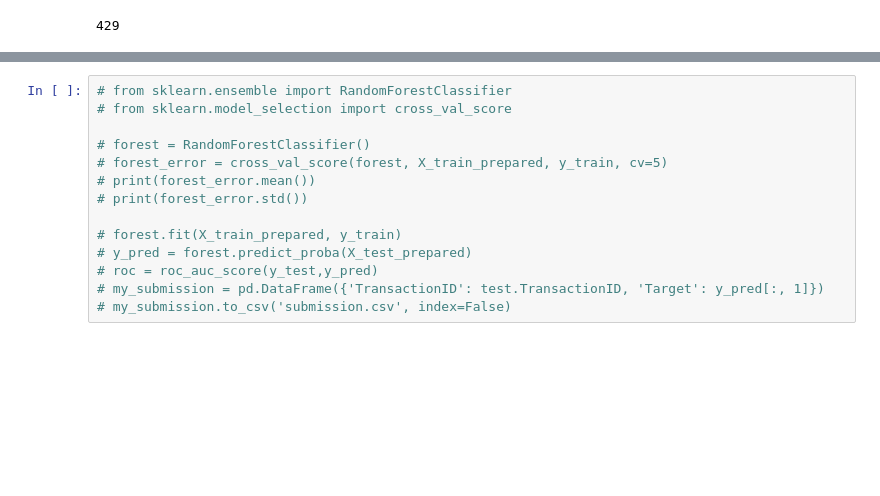
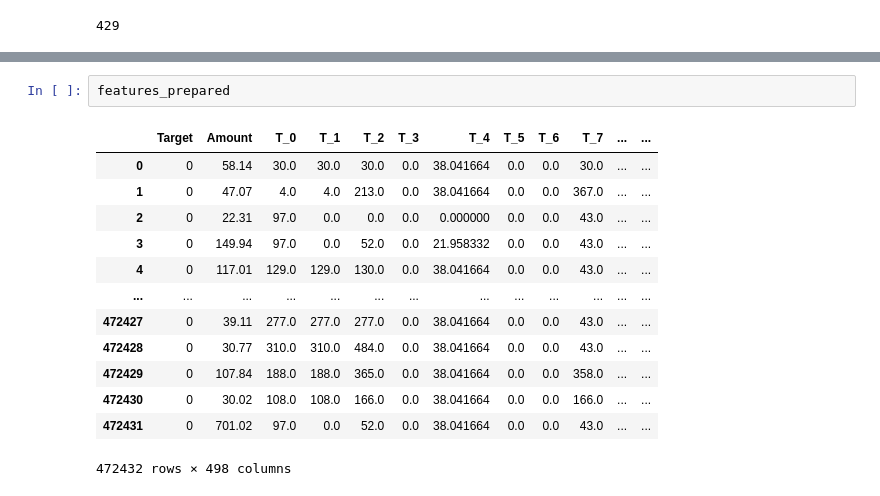
Before and after one commit to jrfeibelman/CSE517Final, a Jupyter notebook: M3.ipynb, the cells around one changed output, grey strips where cells are left out. Cells and saved outputs as stored; diff of their text form; blank space fills up the shorter version.

```diff
--- a/M3.ipynb
+++ b/M3.ipynb
@@ -112,14 +82,16 @@ xTe, yTe = split_xy(validation_data)
-# %%
-# from sklearn.ensemble import RandomForestClassifier
-# from sklearn.model_selection import cross_val_score
-
-# forest = RandomForestClassifier()
-# forest_error = cross_val_score(forest, X_train_prepared, y_train, cv=5)
-# print(forest_error.mean())
-# print(forest_error.std())
-
-# forest.fit(X_train_prepared, y_train)
-# y_pred = forest.predict_proba(X_test_prepared)
-# roc = roc_auc_score(y_test,y_pred)
-# my_submission = pd.DataFrame({'TransactionID': test.TransactionID, 'Target': y_pred[:, 1]})
-# my_submission.to_csv('submission.csv', index=False)
+# %%
+features_prepared
+# %% [output]
+|  | Target | Amount | T_0 | T_1 | T_2 | T_3 | T_4 | T_5 | T_6 | T_7 | ... | ... |
+| 0 | 0 | 58.14 | 30.0 | 30.0 | 30.0 | 0.0 | 38.041664 | 0.0 | 0.0 | 30.0 | ... | ... |
+| 1 | 0 | 47.07 | 4.0 | 4.0 | 213.0 | 0.0 | 38.041664 | 0.0 | 0.0 | 367.0 | ... | ... |
+| 2 | 0 | 22.31 | 97.0 | 0.0 | 0.0 | 0.0 | 0.000000 | 0.0 | 0.0 | 43.0 | ... | ... |
+| 3 | 0 | 149.94 | 97.0 | 0.0 | 52.0 | 0.0 | 21.958332 | 0.0 | 0.0 | 43.0 | ... | ... |
+| 4 | 0 | 117.01 | 129.0 | 129.0 | 130.0 | 0.0 | 38.041664 | 0.0 | 0.0 | 43.0 | ... | ... |
+| ... | ... | ... | ... | ... | ... | ... | ... | ... | ... | ... | ... | ... |
+| 472427 | 0 | 39.11 | 277.0 | 277.0 | 277.0 | 0.0 | 38.041664 | 0.0 | 0.0 | 43.0 | ... | ... |
+| 472428 | 0 | 30.77 | 310.0 | 310.0 | 484.0 | 0.0 | 38.041664 | 0.0 | 0.0 | 43.0 | ... | ... |
+| 472429 | 0 | 107.84 | 188.0 | 188.0 | 365.0 | 0.0 | 38.041664 | 0.0 | 0.0 | 358.0 | ... | ... |
+| 472430 | 0 | 30.02 | 108.0 | 108.0 | 166.0 | 0.0 | 38.041664 | 0.0 | 0.0 | 166.0 | ... | ... |
+| 472431 | 0 | 701.02 | 97.0 | 0.0 | 52.0 | 0.0 | 38.041664 | 0.0 | 0.0 | 43.0 | ... | ... |
+472432 rows × 498 columns
```
Also changed, not shown: parts of 10 cells of this notebook.
